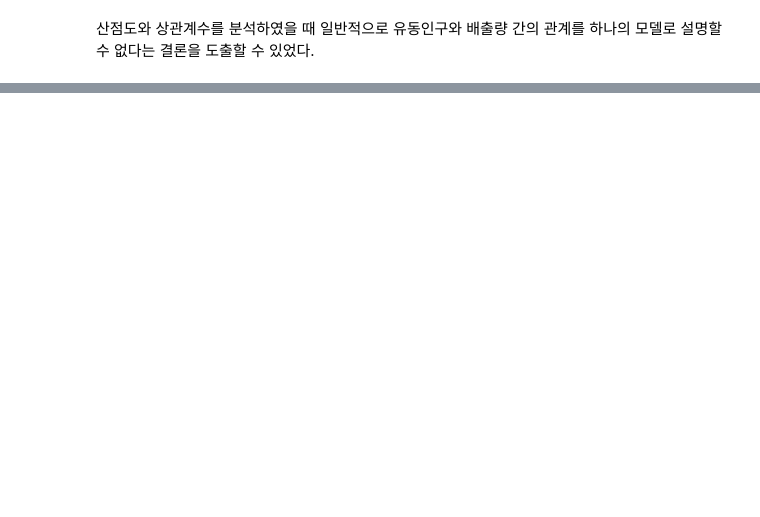
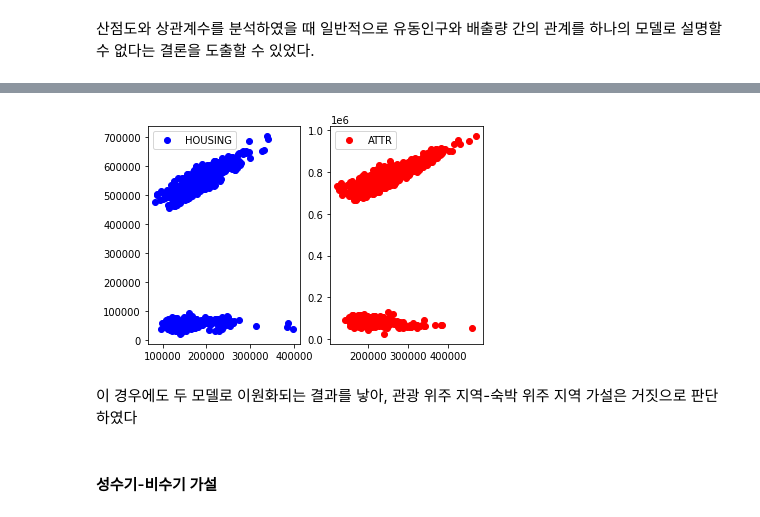
Before and after one commit to invalidid56/DA_overtourism, a Jupyter notebook: data_analysis.ipynb, the cells around one changed output, grey strips where cells are left out. Saved outputs shown, nothing was run; the diff lists cells and outputs as text; code cells hidden in the pictures; blank space fills up the shorter version.

```diff
--- a/data_analysis.ipynb
+++ b/data_analysis.ipynb
@@ -172,0 +307,20 @@ np.corrcoef(df['배출량'], df['총 유동인구'])[0, 1]
+# %%
+housing_df = df[(df['읍면동명']=='성산읍')|(df['읍면동명']=='남원읍')]
+
+plt.subplot(121)
+plt.plot(housing_df['방문인구'],
+        housing_df['배출량'],
+        'bo', label='HOUSING')
+plt.legend()
+
+attr_df = df[(df['읍면동명']=='조천읍')|(df['읍면동명']=='한림읍')]
+
+plt.subplot(122)
+plt.plot(attr_df['방문인구'],
+        attr_df['배출량'],
+        'ro', label='ATTR')
+plt.legend()
+
+plt.show()
+# %% [output]
+[figure, added]
@@ -172,0 +333,4 @@ np.corrcoef(df['배출량'], df['총 유동인구'])[0, 1]
+# %% [markdown]
+이 경우에도 두 모델로 이원화되는 결과를 낳아, 관광 위주 지역-숙박 위주 지역 가설은 거짓으로 판단하였다
+# %% [markdown]
+#### 성수기-비수기 가설
```
Also changed, not shown: parts of 31 cells of this notebook.
